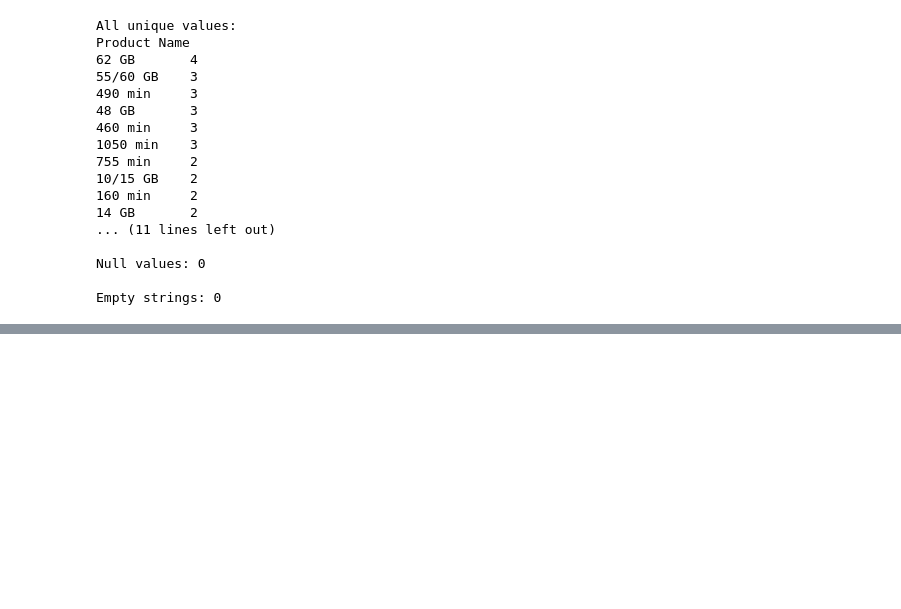
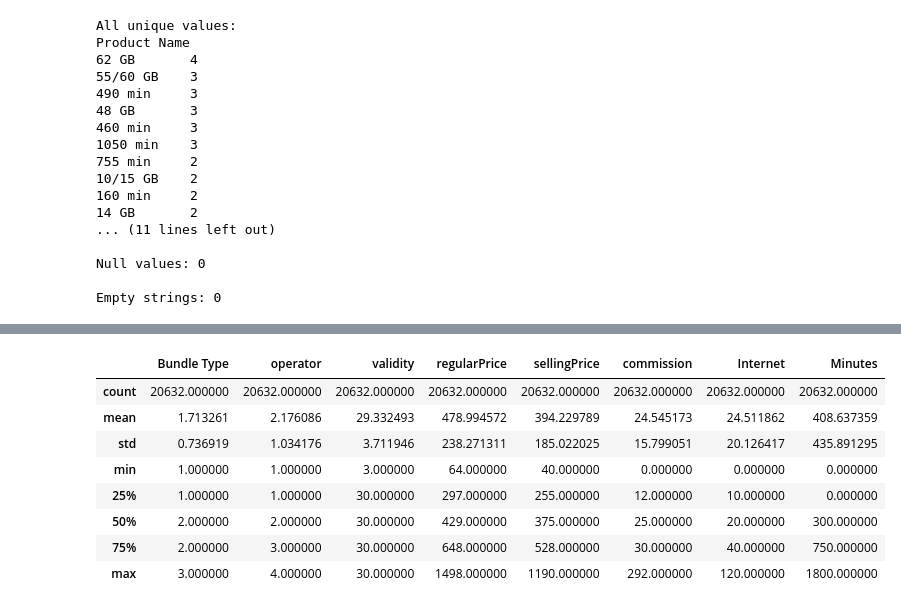
Before and after one commit to mddmustainbillah/telecommunication-project, a Jupyter notebook: notebooks/data_cleaning.ipynb, the cells around one changed output, grey strips where cells are left out. Cells and saved outputs as stored; diff of their text form; code cells hidden in the pictures; blank space fills up the shorter version.

```diff
--- a/notebooks/data_cleaning.ipynb
+++ b/notebooks/data_cleaning.ipynb
@@ -391,0 +479,16 @@ df.head(1)
+# %%
+# df[df['sellingPrice'] == 25]
+
+# Drop rows where sellingPrice is 0 and reset index
+df = df[df['sellingPrice'] != 25].reset_index(drop=True)
+df.describe()
+# %% [output]
+|  | Bundle Type | operator | validity | regularPrice | sellingPrice | commission | Internet | Minutes |
+| count | 20632.000000 | 20632.000000 | 20632.000000 | 20632.000000 | 20632.000000 | 20632.000000 | 20632.000000 | 20632.000000 |
+| mean | 1.713261 | 2.176086 | 29.332493 | 478.994572 | 394.229789 | 24.545173 | 24.511862 | 408.637359 |
+| std | 0.736919 | 1.034176 | 3.711946 | 238.271311 | 185.022025 | 15.799051 | 20.126417 | 435.891295 |
+| min | 1.000000 | 1.000000 | 3.000000 | 64.000000 | 40.000000 | 0.000000 | 0.000000 | 0.000000 |
+| 25% | 1.000000 | 1.000000 | 30.000000 | 297.000000 | 255.000000 | 12.000000 | 10.000000 | 0.000000 |
+| 50% | 2.000000 | 2.000000 | 30.000000 | 429.000000 | 375.000000 | 25.000000 | 20.000000 | 300.000000 |
+| 75% | 2.000000 | 3.000000 | 30.000000 | 648.000000 | 528.000000 | 30.000000 | 40.000000 | 750.000000 |
+| max | 3.000000 | 4.000000 | 30.000000 | 1498.000000 | 1190.000000 | 292.000000 | 120.000000 | 1800.000000 |
```
Also changed, not shown: parts of 20 cells of this notebook, 1 other file.
